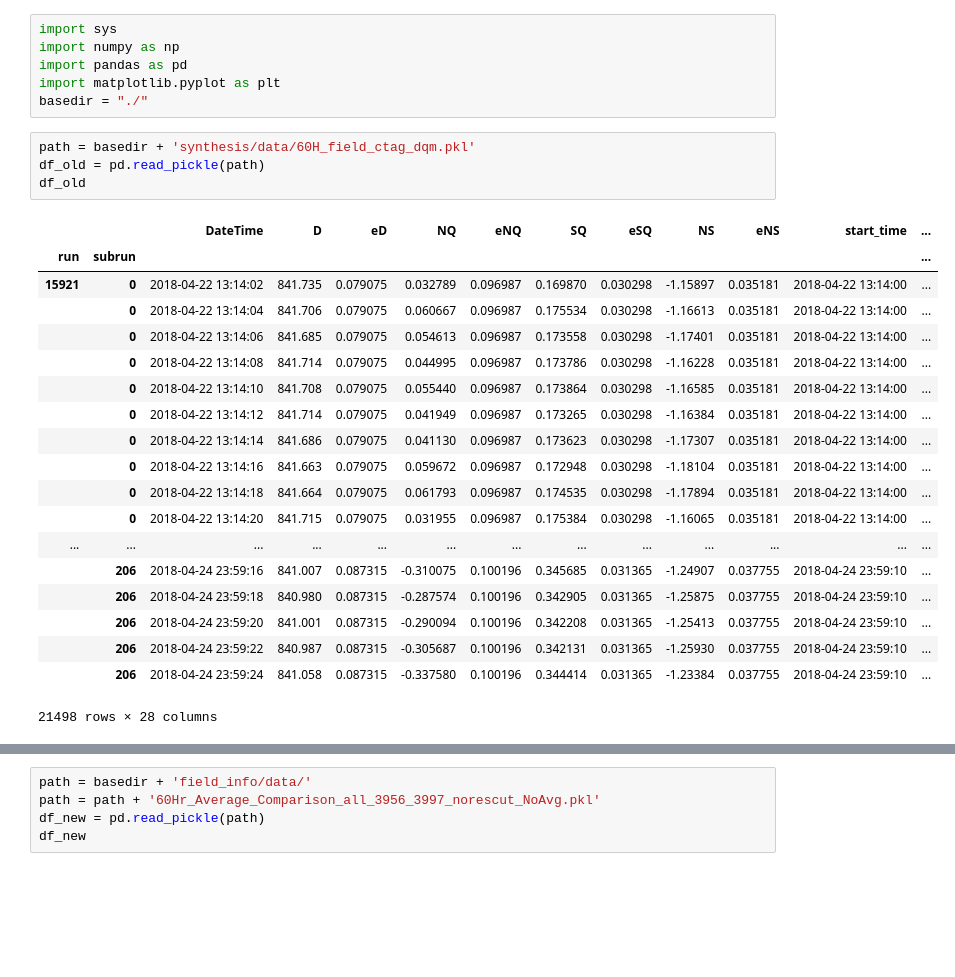
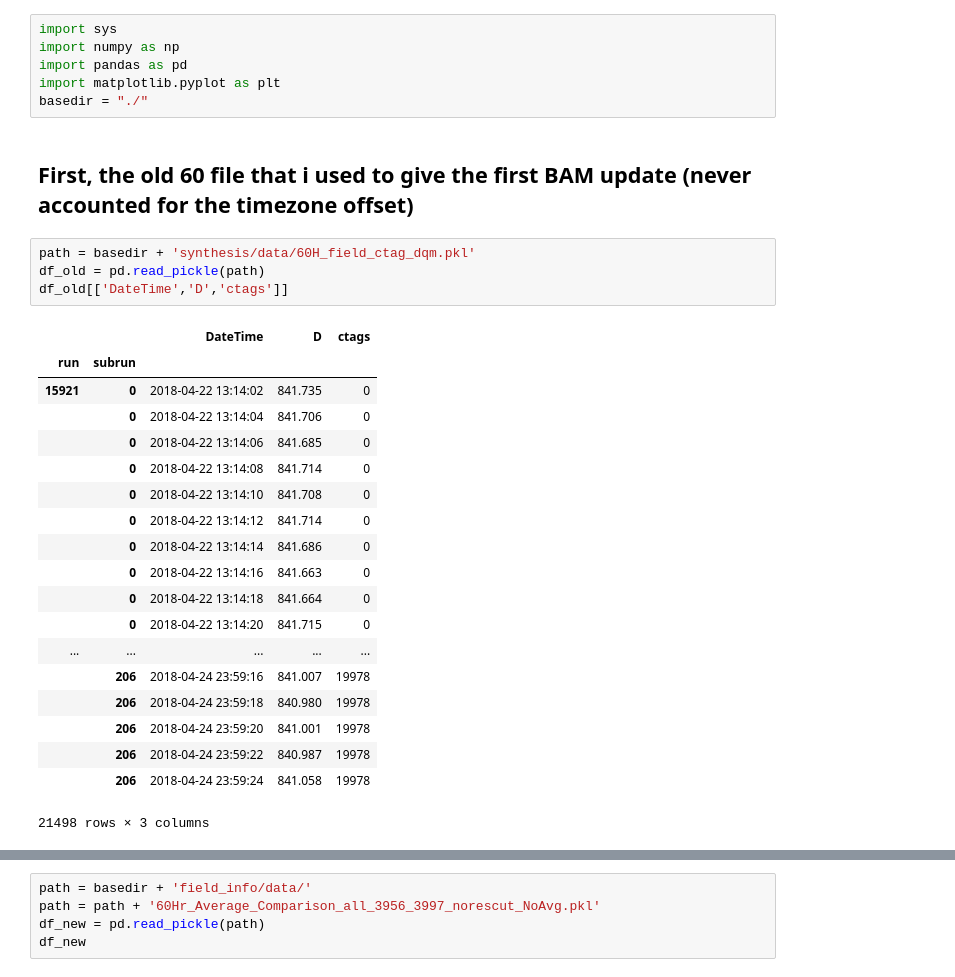
Before and after one commit to jasonbono/muon-field-averaging, a Jupyter notebook: analysis/confidence_builders/compare_pkl_files.ipynb, the cells around one changed output, grey strips where cells are left out. Drawn from its saved outputs; the diff is of its cells as text; blank space fills up the shorter version.

Commit message:
made changes in the way that ctags are added and completed some tests. so far, it looks like everything is working.

```diff
--- a/analysis/confidence_builders/compare_pkl_files.ipynb
+++ b/analysis/confidence_builders/compare_pkl_files.ipynb
@@ -4,30 +4,32 @@ import numpy as np
 import pandas as pd
 import matplotlib.pyplot as plt
 basedir = "./"
+# %% [markdown]
+## First, the old 60 file that i used to give the first BAM update (never accounted for the timezone offset)
 # %%
 path = basedir + 'synthesis/data/60H_field_ctag_dqm.pkl'
 df_old = pd.read_pickle(path)
-df_old
+df_old[['DateTime','D','ctags']]
 # %% [output]
-|  |  | DateTime | D | eD | NQ | eNQ | SQ | eSQ | NS | eNS | start_time | ... |
-| run | subrun |  |  |  |  |  |  |  |  |  |  | ... |
-| 15921 | 0 | 2018-04-22 13:14:02 | 841.735 | 0.079075 | 0.032789 | 0.096987 | 0.169870 | 0.030298 | -1.15897 | 0.035181 | 2018-04-22 13:14:00 | ... |
-|  | 0 | 2018-04-22 13:14:04 | 841.706 | 0.079075 | 0.060667 | 0.096987 | 0.175534 | 0.030298 | -1.16613 | 0.035181 | 2018-04-22 13:14:00 | ... |
-|  | 0 | 2018-04-22 13:14:06 | 841.685 | 0.079075 | 0.054613 | 0.096987 | 0.173558 | 0.030298 | -1.17401 | 0.035181 | 2018-04-22 13:14:00 | ... |
-|  | 0 | 2018-04-22 13:14:08 | 841.714 | 0.079075 | 0.044995 | 0.096987 | 0.173786 | 0.030298 | -1.16228 | 0.035181 | 2018-04-22 13:14:00 | ... |
-|  | 0 | 2018-04-22 13:14:10 | 841.708 | 0.079075 | 0.055440 | 0.096987 | 0.173864 | 0.030298 | -1.16585 | 0.035181 | 2018-04-22 13:14:00 | ... |
-|  | 0 | 2018-04-22 13:14:12 | 841.714 | 0.079075 | 0.041949 | 0.096987 | 0.173265 | 0.030298 | -1.16384 | 0.035181 | 2018-04-22 13:14:00 | ... |
-|  | 0 | 2018-04-22 13:14:14 | 841.686 | 0.079075 | 0.041130 | 0.096987 | 0.173623 | 0.030298 | -1.17307 | 0.035181 | 2018-04-22 13:14:00 | ... |
-|  | 0 | 2018-04-22 13:14:16 | 841.663 | 0.079075 | 0.059672 | 0.096987 | 0.172948 | 0.030298 | -1.18104 | 0.035181 | 2018-04-22 13:14:00 | ... |
-|  | 0 | 2018-04-22 13:14:18 | 841.664 | 0.079075 | 0.061793 | 0.096987 | 0.174535 | 0.030298 | -1.17894 | 0.035181 | 2018-04-22 13:14:00 | ... |
-|  | 0 | 2018-04-22 13:14:20 | 841.715 | 0.079075 | 0.031955 | 0.096987 | 0.175384 | 0.030298 | -1.16065 | 0.035181 | 2018-04-22 13:14:00 | ... |
-| ... | ... | ... | ... | ... | ... | ... | ... | ... | ... | ... | ... | ... |
-|  | 206 | 2018-04-24 23:59:16 | 841.007 | 0.087315 | -0.310075 | 0.100196 | 0.345685 | 0.031365 | -1.24907 | 0.037755 | 2018-04-24 23:59:10 | ... |
-|  | 206 | 2018-04-24 23:59:18 | 840.980 | 0.087315 | -0.287574 | 0.100196 | 0.342905 | 0.031365 | -1.25875 | 0.037755 | 2018-04-24 23:59:10 | ... |
-|  | 206 | 2018-04-24 23:59:20 | 841.001 | 0.087315 | -0.290094 | 0.100196 | 0.342208 | 0.031365 | -1.25413 | 0.037755 | 2018-04-24 23:59:10 | ... |
-|  | 206 | 2018-04-24 23:59:22 | 840.987 | 0.087315 | -0.305687 | 0.100196 | 0.342131 | 0.031365 | -1.25930 | 0.037755 | 2018-04-24 23:59:10 | ... |
-|  | 206 | 2018-04-24 23:59:24 | 841.058 | 0.087315 | -0.337580 | 0.100196 | 0.344414 | 0.031365 | -1.23384 | 0.037755 | 2018-04-24 23:59:10 | ... |
+|  |  | DateTime | D | ctags |
+| run | subrun |  |  |  |
+| 15921 | 0 | 2018-04-22 13:14:02 | 841.735 | 0 |
+|  | 0 | 2018-04-22 13:14:04 | 841.706 | 0 |
+|  | 0 | 2018-04-22 13:14:06 | 841.685 | 0 |
+|  | 0 | 2018-04-22 13:14:08 | 841.714 | 0 |
+|  | 0 | 2018-04-22 13:14:10 | 841.708 | 0 |
+|  | 0 | 2018-04-22 13:14:12 | 841.714 | 0 |
+|  | 0 | 2018-04-22 13:14:14 | 841.686 | 0 |
+|  | 0 | 2018-04-22 13:14:16 | 841.663 | 0 |
+|  | 0 | 2018-04-22 13:14:18 | 841.664 | 0 |
+|  | 0 | 2018-04-22 13:14:20 | 841.715 | 0 |
+| ... | ... | ... | ... | ... |
+|  | 206 | 2018-04-24 23:59:16 | 841.007 | 19978 |
+|  | 206 | 2018-04-24 23:59:18 | 840.980 | 19978 |
+|  | 206 | 2018-04-24 23:59:20 | 841.001 | 19978 |
+|  | 206 | 2018-04-24 23:59:22 | 840.987 | 19978 |
+|  | 206 | 2018-04-24 23:59:24 | 841.058 | 19978 |
-21498 rows × 28 columns
+21498 rows × 3 columns
 # %%
 df = df_old.copy()
 #for plotting together, subtract the dipole average from the dipole
```
Also changed, not shown: parts of 36 cells of this notebook, 2 other files.
